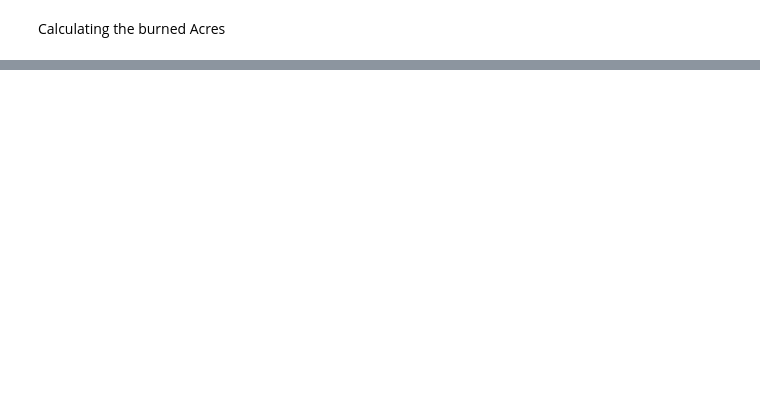
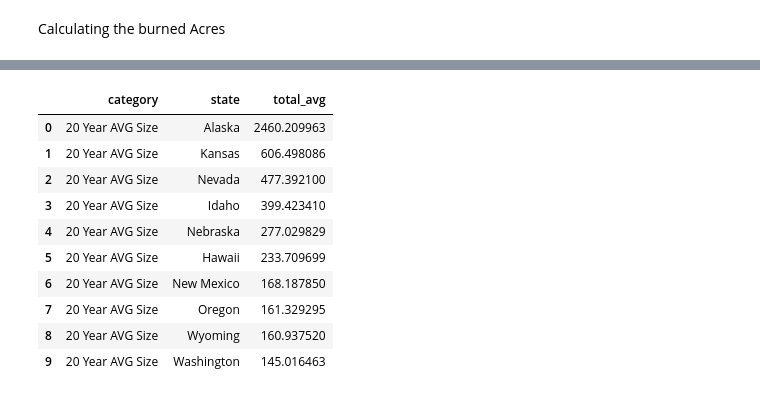
Before and after one commit to Pissane/Capstone_Project, a Jupyter notebook: fire_outlia&cleaning.ipynb, the cells around one changed output, grey strips where cells are left out. Drawn from its saved outputs; the diff is of its cells as text; code cells hidden in the pictures; blank space fills up the shorter version.

```diff
--- a/fire_outlia&cleaning.ipynb
+++ b/fire_outlia&cleaning.ipynb
@@ -287,0 +487,34 @@ create_df(wild_fire_df, 2015)
+# %%
+import pandas as pd
+
+def create_trend_df_avgsize(wildfire_df):
+
+  # Calculate averages only for fire_size
+  yearly_data = wildfire_df.groupby(['state_name', wildfire_df['combined_discovery_date'].dt.year]).agg({'fire_size':'sum', 'unique_id':'count'}).reset_index()
+
+  yearly_data['avg_fire_size'] = yearly_data['fire_size'] / yearly_data['unique_id']
+
+  state_avg_size = yearly_data.groupby('state_name')['avg_fire_size'].mean().sort_values(ascending=False).head(10)
+
+  # Construct output DataFrame
+  output = pd.DataFrame({
+    'category': ['20 Year AVG Size']*len(state_avg_size),
+    'state': state_avg_size.index,
+    'total_avg': state_avg_size.values
+  })
+
+  return output
+# %%
+create_trend_df_avgsize(wild_fire_df)
+# %% [output]
+|  | category | state | total_avg |
+| 0 | 20 Year AVG Size | Alaska | 2460.209963 |
+| 1 | 20 Year AVG Size | Kansas | 606.498086 |
+| 2 | 20 Year AVG Size | Nevada | 477.392100 |
+| 3 | 20 Year AVG Size | Idaho | 399.423410 |
+| 4 | 20 Year AVG Size | Nebraska | 277.029829 |
+| 5 | 20 Year AVG Size | Hawaii | 233.709699 |
+| 6 | 20 Year AVG Size | New Mexico | 168.187850 |
+| 7 | 20 Year AVG Size | Oregon | 161.329295 |
+| 8 | 20 Year AVG Size | Wyoming | 160.937520 |
+| 9 | 20 Year AVG Size | Washington | 145.016463 |
```
Also changed, not shown: parts of 21 cells of this notebook.
